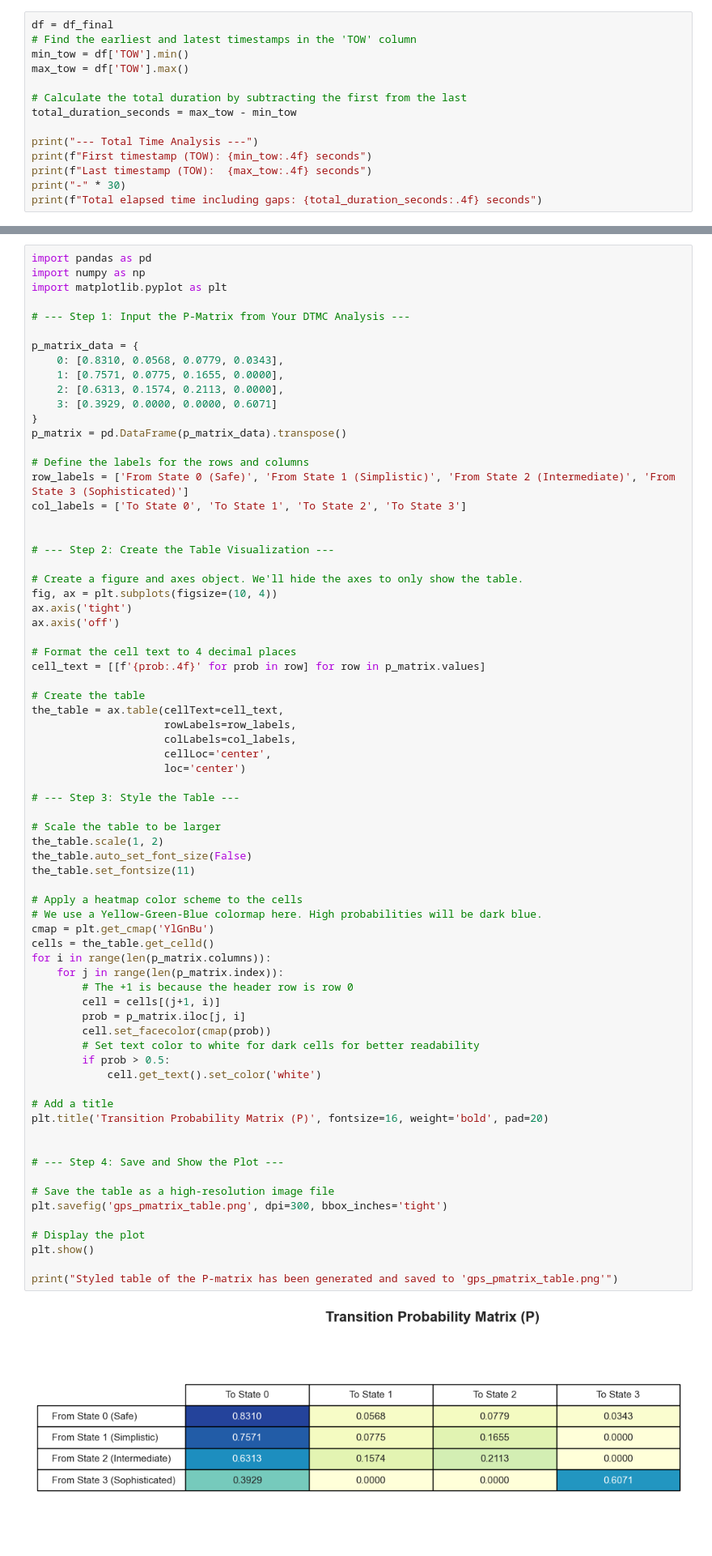
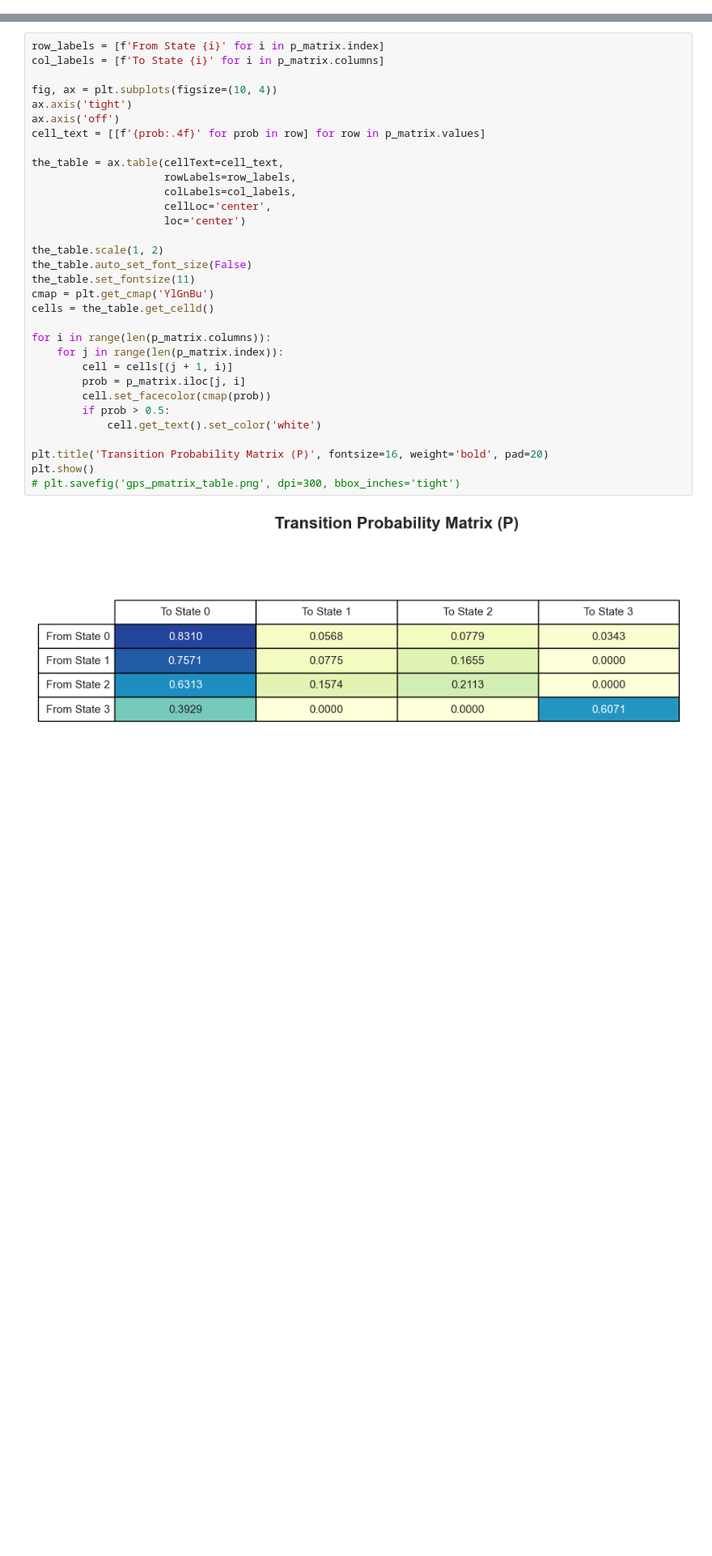
Before and after one commit to laiszig/uav-gps-spoofing-markov, a Jupyter notebook: gps-spoofing-analysis.ipynb, the cells around one changed output, grey strips where cells are left out. Shown at 81% size. Drawn from its saved outputs; the diff is of its cells as text; blank space fills up the shorter version.

Commit message:
improve readability and organization

```diff
--- a/gps-spoofing-analysis.ipynb
+++ b/gps-spoofing-analysis.ipynb
@@ -115,14 +157,0 @@ Result saved to 'GPS_Data_Cleaned_Final.csv'
-# %%
-df = df_final
-# Find the earliest and latest timestamps in the 'TOW' column
-min_tow = df['TOW'].min()
-max_tow = df['TOW'].max()
-
-# Calculate the total duration by subtracting the first from the last
-total_duration_seconds = max_tow - min_tow
-
-print("--- Total Time Analysis ---")
-print(f"First timestamp (TOW): {min_tow:.4f} seconds")
-print(f"Last timestamp (TOW):  {max_tow:.4f} seconds")
-print("-" * 30)
-print(f"Total elapsed time including gaps: {total_duration_seconds:.4f} seconds")
@@ -316,73 +295,34 @@ plt.show()
 # %%
-import pandas as pd
-import numpy as np
-import matplotlib.pyplot as plt
+row_labels = [f'From State {i}' for i in p_matrix.index]
+col_labels = [f'To State {i}' for i in p_matrix.columns]
 
-# --- Step 1: Input the P-Matrix from Your DTMC Analysis ---
-
-p_matrix_data = {
-    0: [0.8310, 0.0568, 0.0779, 0.0343],
-    1: [0.7571, 0.0775, 0.1655, 0.0000],
-    2: [0.6313, 0.1574, 0.2113, 0.0000],
-    3: [0.3929, 0.0000, 0.0000, 0.6071]
-}
-p_matrix = pd.DataFrame(p_matrix_data).transpose()
-
-# Define the labels for the rows and columns
-row_labels = ['From State 0 (Safe)', 'From State 1 (Simplistic)', 'From State 2 (Intermediate)', 'From State 3 (Sophisticated)']
-col_labels = ['To State 0', 'To State 1', 'To State 2', 'To State 3']
-
-
-# --- Step 2: Create the Table Visualization ---
-
-# Create a figure and axes object. We'll hide the axes to only show the table.
 fig, ax = plt.subplots(figsize=(10, 4))
 ax.axis('tight')
 ax.axis('off')
-
-# Format the cell text to 4 decimal places
 cell_text = [[f'{prob:.4f}' for prob in row] for row in p_matrix.values]
 
-# Create the table
 the_table = ax.table(cellText=cell_text,
                      rowLabels=row_labels,
                      colLabels=col_labels,
                      cellLoc='center',
                      loc='center')
 
-# --- Step 3: Style the Table ---
-
-# Scale the table to be larger
 the_table.scale(1, 2)
 the_table.auto_set_font_size(False)
 the_table.set_fontsize(11)
-
-# Apply a heatmap color scheme to the cells
-# We use a Yellow-Green-Blue colormap here. High probabilities will be dark blue.
 cmap = plt.get_cmap('YlGnBu')
 cells = the_table.get_celld()
+
 for i in range(len(p_matrix.columns)):
     for j in range(len(p_matrix.index)):
-        # The +1 is because the header row is row 0
-        cell = cells[(j+1, i)]
+        cell = cells[(j + 1, i)]
         prob = p_matrix.iloc[j, i]
         cell.set_facecolor(cmap(prob))
-        # Set text color to white for dark cells for better readability
         if prob > 0.5:
             cell.get_text().set_color('white')
 
-# Add a title
 plt.title('Transition Probability Matrix (P)', fontsize=16, weight='bold', pad=20)
-
-
-# --- Step 4: Save and Show the Plot ---
-
-# Save the table as a high-resolution image file
-plt.savefig('gps_pmatrix_table.png', dpi=300, bbox_inches='tight')
-
-# Display the plot
 plt.show()
-
-print("Styled table of the P-matrix has been generated and saved to 'gps_pmatrix_table.png'")
+# plt.savefig('gps_pmatrix_table.png', dpi=300, bbox_inches='tight')
 # %% [output]
-[figure, old version]
+[figure, new version]
```
Also changed, not shown: parts of 25 cells of this notebook, 1 other file.
